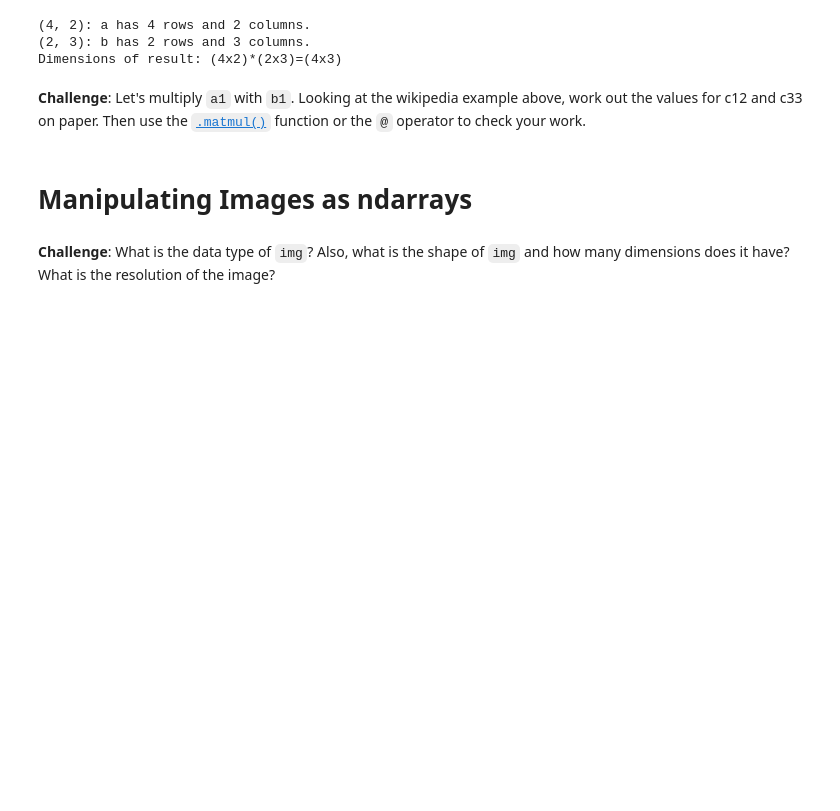
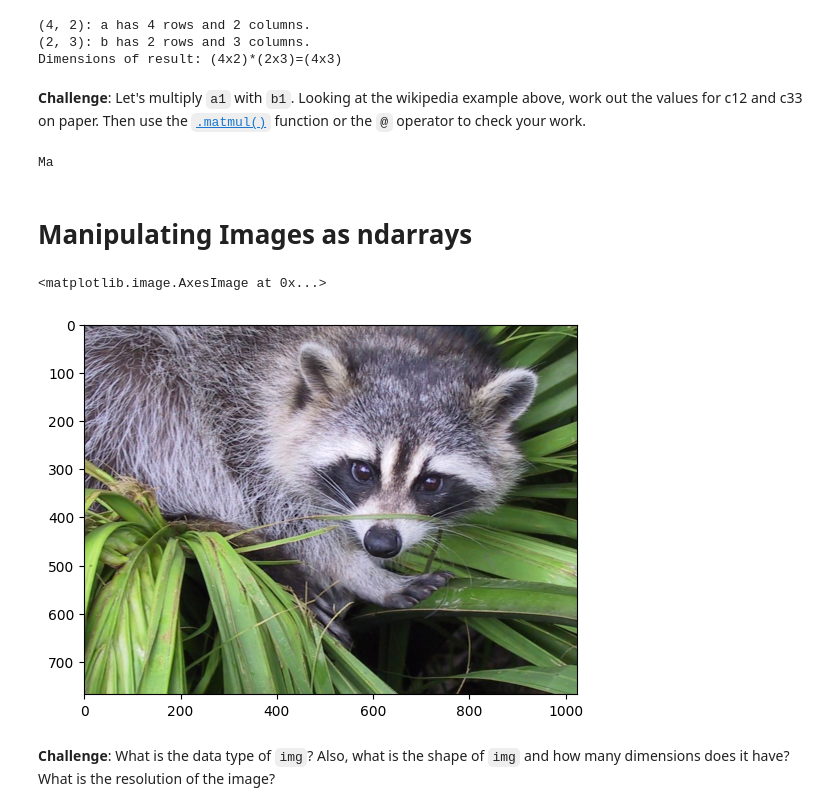
Before and after one commit to Anan014/Python_Pro_Bootcamp, a Jupyter notebook: day77-NumPy/Computation_with_NumPy_and_N_Dimensional_Arrays.ipynb, the cells around one changed output. Saved outputs shown, nothing was run; the diff lists cells and outputs as text; code cells hidden in the pictures; blank space fills up the shorter version.

```diff
--- a/day77-NumPy/Computation_with_NumPy_and_N_Dimensional_Arrays.ipynb
+++ b/day77-NumPy/Computation_with_NumPy_and_N_Dimensional_Arrays.ipynb
@@ -117,8 +277,20 @@ print('Dimensions of result: (4x2)*(2x3)=(4x3)')
 Dimensions of result: (4x2)*(2x3)=(4x3)
 # %% [markdown]
 **Challenge**: Let's multiply `a1` with `b1`. Looking at the wikipedia example above, work out the values for c12 and c33 on paper. Then use the [`.matmul()`](https://numpy.org/doc/stable/reference/generated/numpy.matmul.html) function or the `@` operator to check your work.
+# %%
+c = np.matmul(a1, b1)
+print(f'Ma')
+# %% [output]
+Ma
 # %% [markdown]
 # Manipulating Images as ndarrays
+# %%
+img = misc.face()
+# %%
+plt.imshow(img)
+# %% [output]
+<matplotlib.image.AxesImage at 0x...>
+[figure, added]
 # %% [markdown]
 **Challenge**: What is the data type of `img`? Also, what is the shape of `img` and how many dimensions does it have? What is the resolution of the image?
 # %% [markdown]
```
Also changed, not shown: parts of 28 cells of this notebook.
